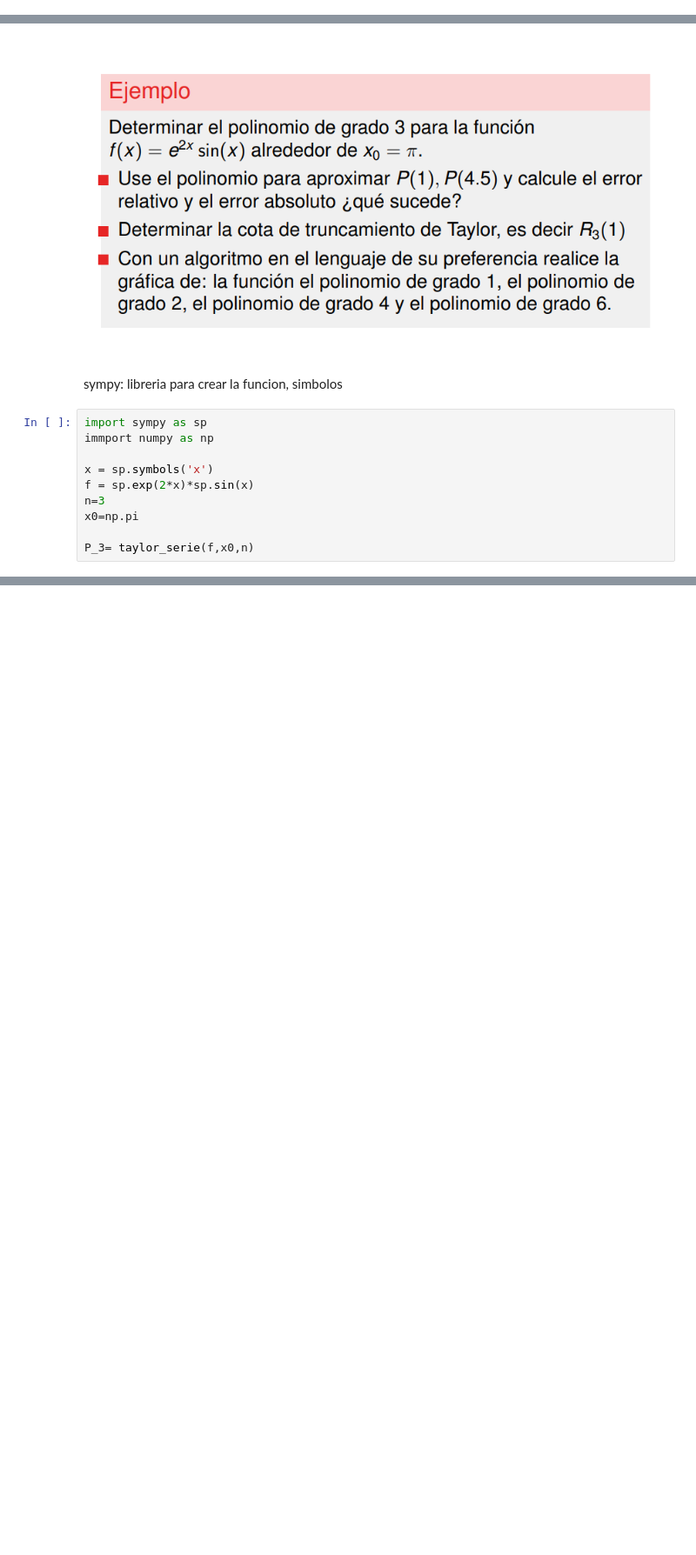
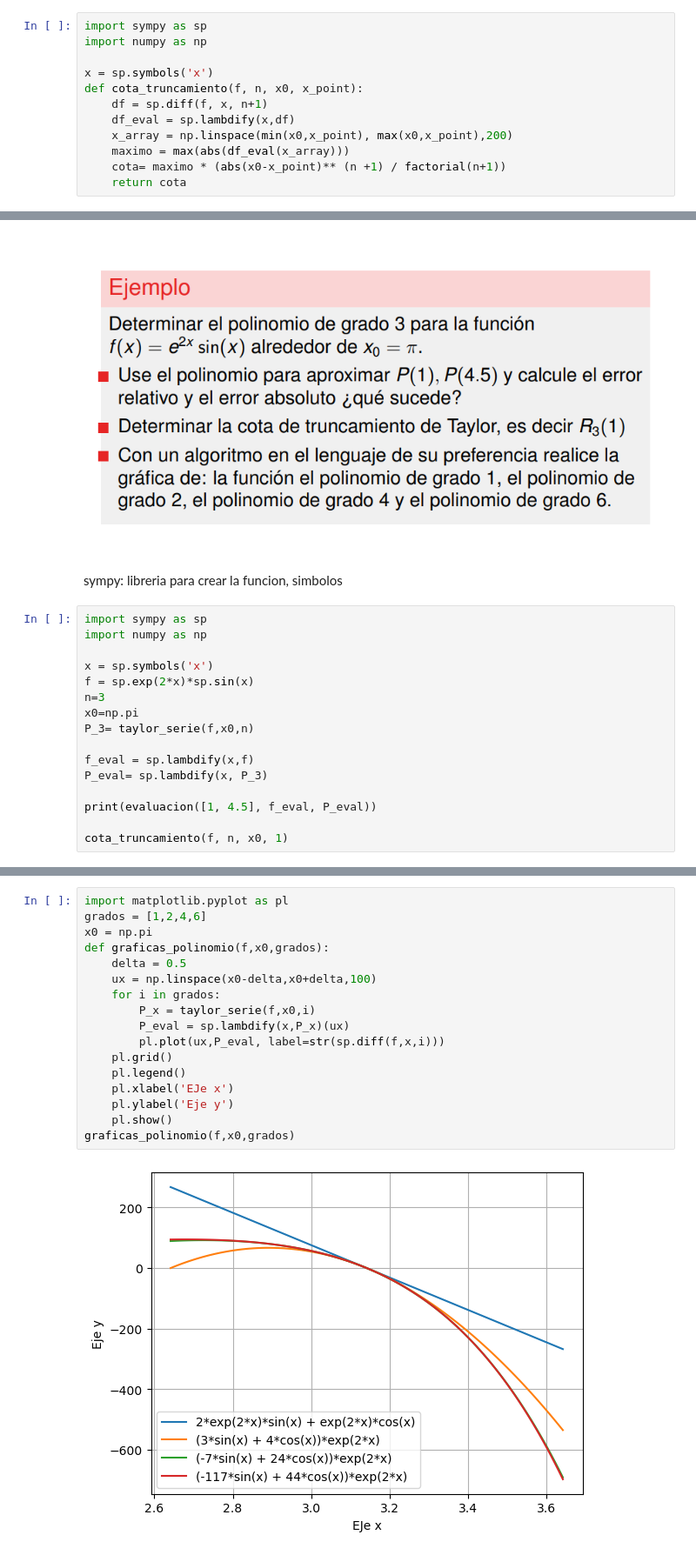
Before and after one commit to valeryy86/Analisis-Numerico, a Jupyter notebook: Clase3_Taylor.ipynb, the cells around one changed output, grey strips where cells are left out. Shown at 87% size. Cells and saved outputs as stored; diff of their text form; blank space fills up the shorter version.

```diff
--- a/Clase3_Taylor.ipynb
+++ b/Clase3_Taylor.ipynb
@@ -6,3 +23,15 @@ def taylor_serie(f,x0,n):
+# %%
+import sympy as sp
+import numpy as np
+
+x = sp.symbols('x')
+def cota_truncamiento(f, n, x0, x_point):
+    df = sp.diff(f, x, n+1)
+    df_eval = sp.lambdify(x,df)
+    x_array = np.linspace(min(x0,x_point), max(x0,x_point),200)
+    maximo = max(abs(df_eval(x_array)))
+    cota= maximo * (abs(x0-x_point)** (n +1) / factorial(n+1))
+    return cota
 # %% [markdown]
 ## Ejemplo Taylor:
 
@@ -11,12 +40,18 @@ def taylor_serie(f,x0,n):
 sympy: libreria para crear la funcion, simbolos
 # %%
 import sympy as sp
-immport numpy as np
+import numpy as np
 
 x = sp.symbols('x')
 f = sp.exp(2*x)*sp.sin(x)
 n=3
 x0=np.pi
+P_3= taylor_serie(f,x0,n)
 
-P_3= taylor_serie(f,x0,n)
+f_eval = sp.lambdify(x,f)
+P_eval= sp.lambdify(x, P_3)
+
+print(evaluacion([1, 4.5], f_eval, P_eval))
+
+cota_truncamiento(f, n, x0, 1)
 # %% [output]
@@ -23,0 +62,19 @@ SyntaxError: invalid syntax (3946377590.py, line 2)
+# %%
+import matplotlib.pyplot as pl
+grados = [1,2,4,6]
+x0 = np.pi
+def graficas_polinomio(f,x0,grados):
+    delta = 0.5
+    ux = np.linspace(x0-delta,x0+delta,100)
+    for i in grados:
+        P_x = taylor_serie(f,x0,i)
+        P_eval = sp.lambdify(x,P_x)(ux)
+        pl.plot(ux,P_eval, label=str(sp.diff(f,x,i)))
+    pl.grid()
+    pl.legend()
+    pl.xlabel('EJe x')
+    pl.ylabel('Eje y')
+    pl.show()
+graficas_polinomio(f,x0,grados)
+# %% [output]
+[figure, added]
```
Also changed, not shown: parts of 2 cells of this notebook.
